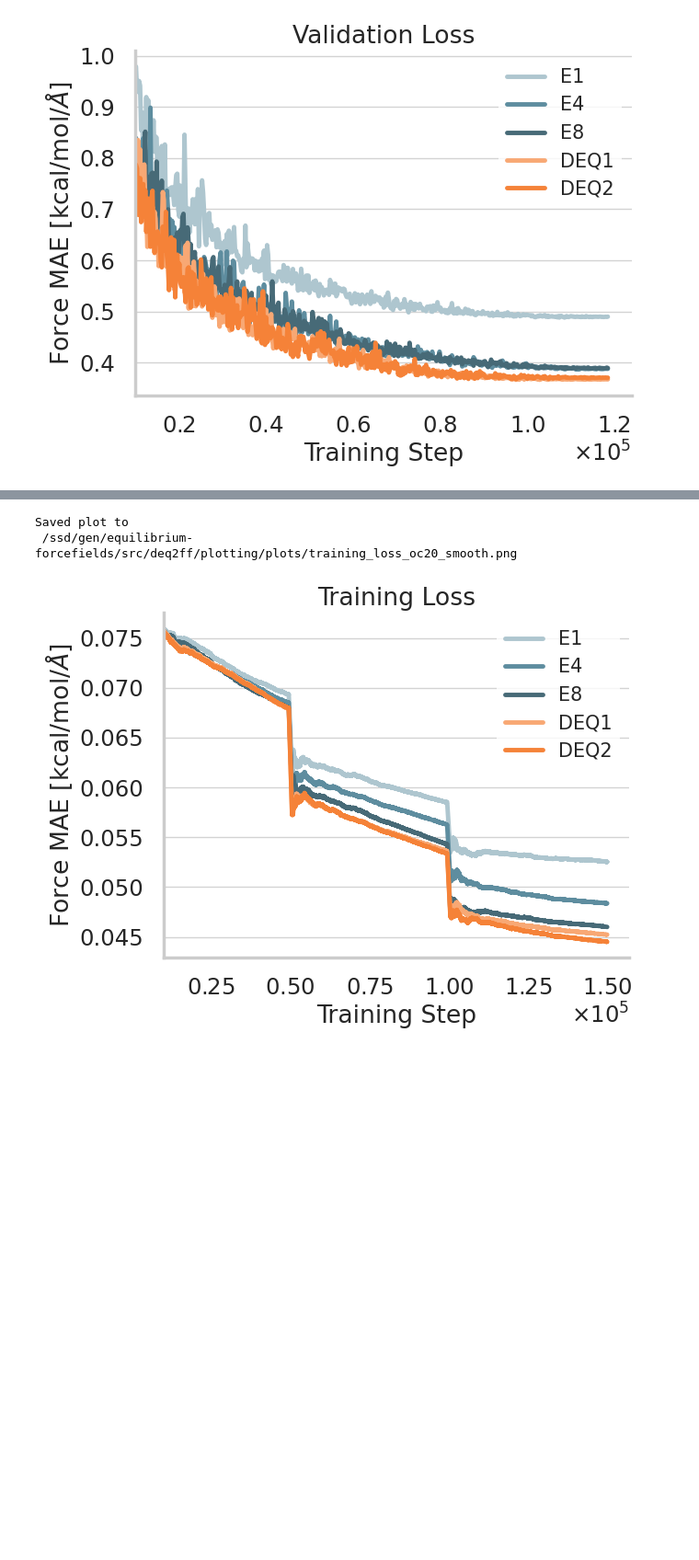
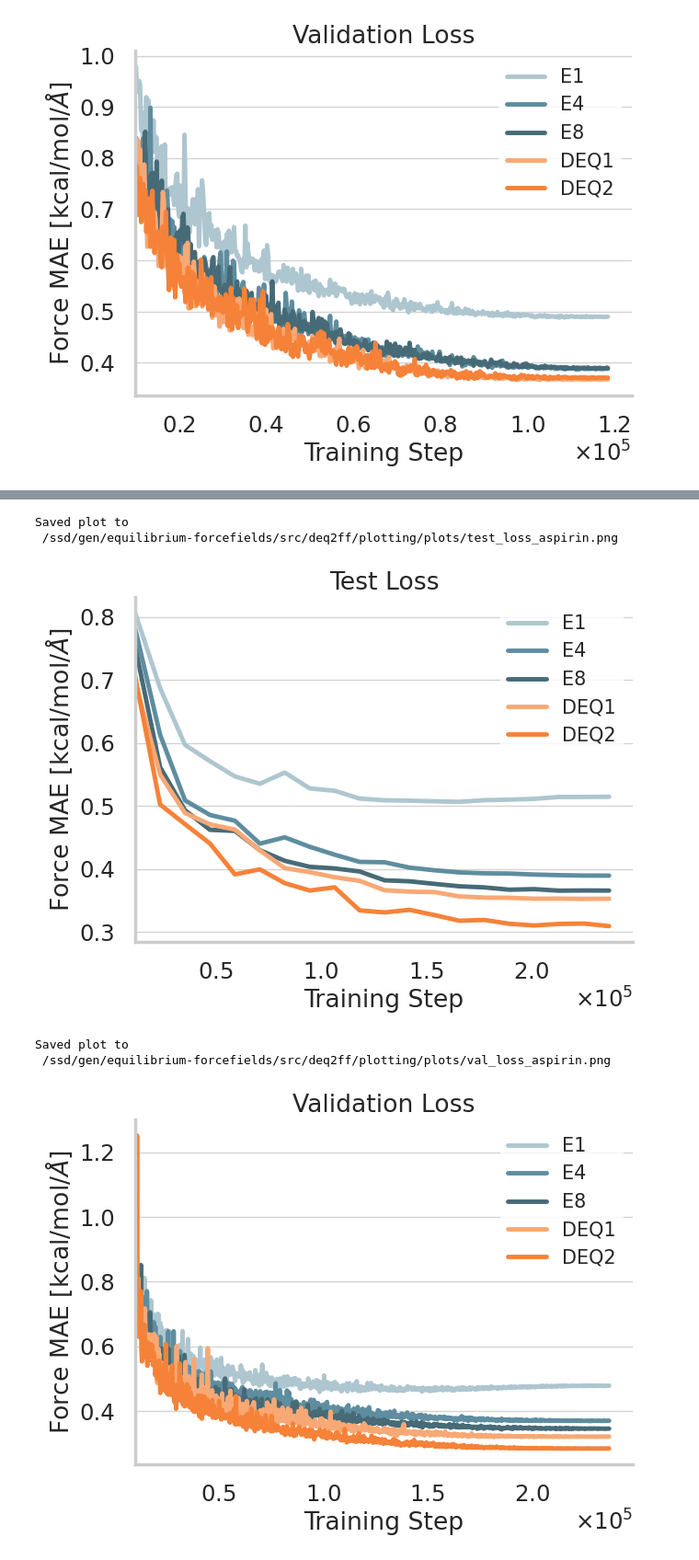
Before and after one commit to BurgerAndreas/equilibrium-forcefields, a Jupyter notebook: src/deq2ff/plotting/dashboard.ipynb, the cells around one changed output, grey strips where cells are left out. Shown at 92% size. Cells and saved outputs as stored; diff of their text form; code cells hidden in the pictures; blank space fills up the shorter version.

```diff
--- a/src/deq2ff/plotting/dashboard.ipynb
+++ b/src/deq2ff/plotting/dashboard.ipynb
@@ -1055,44 +1038,33 @@ Saved plot to
-# %%
-# remove spike in train loss around epoch change
-_dfc = dftrainoc.copy()
-minstep = 10000
-_dfc = _dfc[_dfc["_step"] > minstep]
-
-# iterations = 2
-# for i in range(iterations):
-#     # index of max train loss
-#     idx = _dfc["train/forces_mae"].idxmax()
-#     print("idx", idx, _dfc.iloc[idx]["train/forces_mae"])
-#     stepmax = _dfc.iloc[idx]["_step"]
-#     print("stepmax", stepmax, _dfc[_dfc["_step"] == stepmax]["train/forces_mae"])
-
-#     # remove +- 5 steps using index
-#     _dfc = _dfc.drop(index=range(idx-10, idx+10))
-
-#     # remove +- 5 steps using stepmax
-#     # _dfc = _dfc[(_dfc["_step"] > stepmax + 5) | (_dfc["_step"] < stepmax - 5)]
-#     # _dfc = _dfc[(_dfc["_step"] > stepmax + 5)]
-#     # _dfc = _dfc[(_dfc["_step"] < stepmax - 5)]
-#     # _dfc = _dfc[(_dfc["_step"] < idx - 5)]
-
-# epochborder = 0.5e5
-for epochborder in [0.5e5, 1e5]:
-    _dfc = _dfc[(_dfc["_step"] > epochborder + 500) | (_dfc["_step"] < epochborder - 500)]
-
-fig, ax = plot_loss_curve(
-    df=_dfc, y="train/forces_mae",
-    xlabel="Training Step", ylabel=human_labels("test_f_mae"),
-    xmin=minstep,
-    hue="Model",
-    palette=cdict,
-    title="Training Loss",
-    fname="training_loss_oc20_smooth",
-)
-plt.show()
-# %% [output]
-Saved plot to
- /ssd/gen/equilibrium-forcefields/src/deq2ff/plotting/plots/training_loss_oc20_smooth.png
-[figure, removed]
+# %%
+
+fig, ax = plot_loss_curve(
+    dffmae, y="test_f_mae",
+    xlabel="Training Step", ylabel=human_labels("test_f_mae"),
+    # xmin=_stepmin,
+    hue="Model",
+    palette=cdict,
+    title="Test Loss",
+    fname="test_loss_aspirin",
+)
+plt.show()
+
+fig, ax = plot_loss_curve(
+    dffmae, y="val_f_mae",
+    xlabel="Training Step", ylabel=human_labels("test_f_mae"),
+    xmin=10000,
+    hue="Model",
+    palette=cdict,
+    title="Validation Loss",
+    fname="val_loss_aspirin",
+)
+plt.show()
+# %% [output]
+Saved plot to
+ /ssd/gen/equilibrium-forcefields/src/deq2ff/plotting/plots/test_loss_aspirin.png
+[figure, added]
+Saved plot to
+ /ssd/gen/equilibrium-forcefields/src/deq2ff/plotting/plots/val_loss_aspirin.png
+[figure, added]
 # %%
 from src.deq2ff.plotting.plot_nstep_list import plot_nstep_list
 
```
Also changed, not shown: parts of 16 cells of this notebook, 9 other files.
